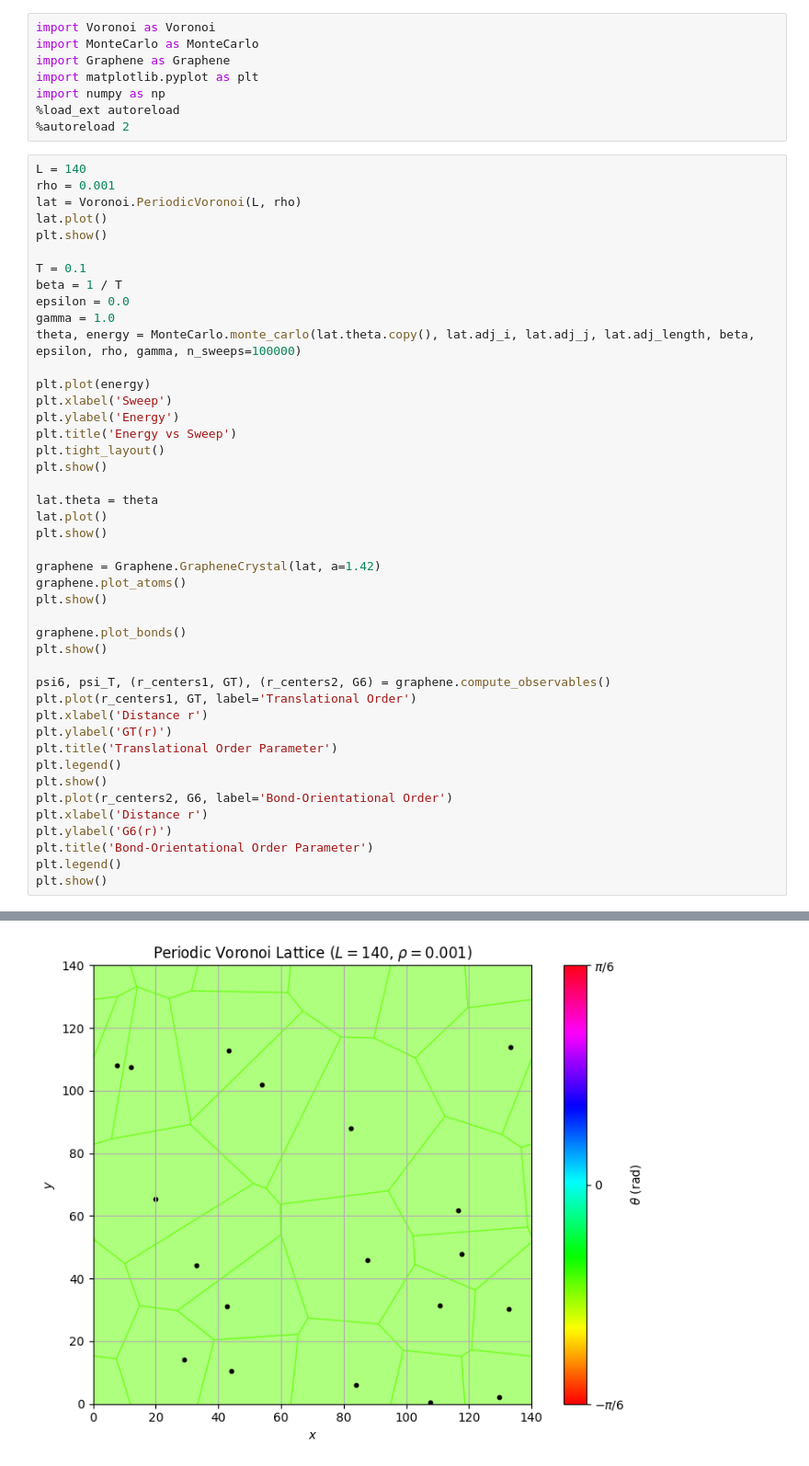
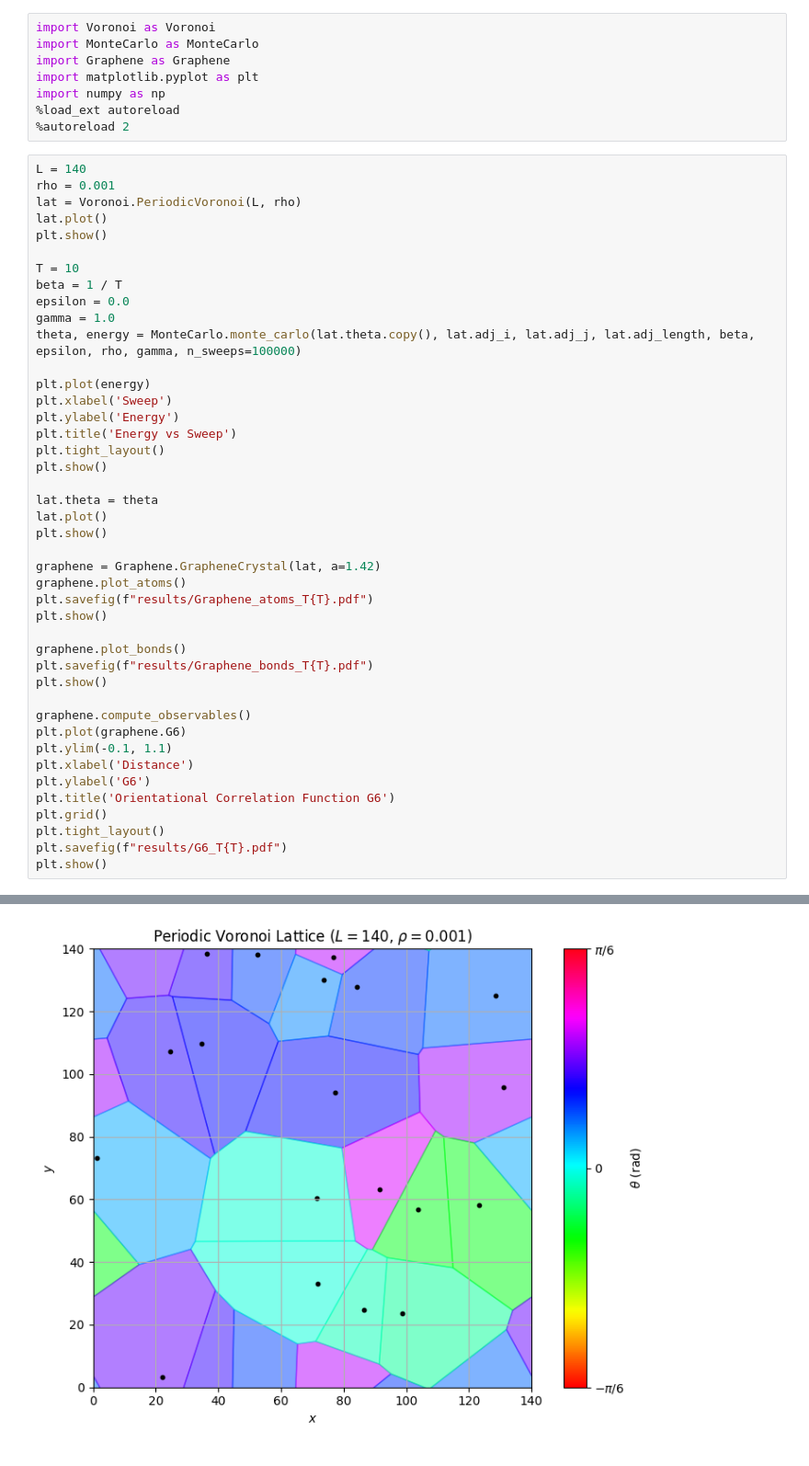
Before and after one commit to Ciciss1/TP, a Jupyter notebook: TP2/Simulation/test.ipynb, the cells around one changed output, grey strips where cells are left out. Shown at 92% size. Drawn from its saved outputs; the diff is of its cells as text.

Commit message:
Observables

```diff
--- a/TP2/Simulation/test.ipynb
+++ b/TP2/Simulation/test.ipynb
@@ -13,7 +13,7 @@ lat = Voronoi.PeriodicVoronoi(L, rho)
 lat.plot()
 plt.show()
 
-T = 0.1
+T = 10
 beta = 1 / T
 epsilon = 0.0
 gamma = 1.0
@@ -32,22 +32,21 @@ plt.show()
 
 graphene = Graphene.GrapheneCrystal(lat, a=1.42)
 graphene.plot_atoms()
+plt.savefig(f"results/Graphene_atoms_T{T}.pdf")
 plt.show()
 
 graphene.plot_bonds()
+plt.savefig(f"results/Graphene_bonds_T{T}.pdf")
 plt.show()
 
-psi6, psi_T, (r_centers1, GT), (r_centers2, G6) = graphene.compute_observables()
-plt.plot(r_centers1, GT, label='Translational Order')
-plt.xlabel('Distance r')
-plt.ylabel('GT(r)')
-plt.title('Translational Order Parameter')
-plt.legend()
+graphene.compute_observables()
+plt.plot(graphene.G6)
+plt.ylim(-0.1, 1.1)
+plt.xlabel('Distance')
+plt.ylabel('G6')
+plt.title('Orientational Correlation Function G6')
+plt.grid()
+plt.tight_layout()
+plt.savefig(f"results/G6_T{T}.pdf")
 plt.show()
-plt.plot(r_centers2, G6, label='Bond-Orientational Order')
-plt.xlabel('Distance r')
-plt.ylabel('G6(r)')
-plt.title('Bond-Orientational Order Parameter')
-plt.legend()
-plt.show()
 # %% [output]
@@ -56 +55 @@ plt.show()
-[figure, old version]
+[figure, new version]
```
Also changed, not shown: parts of 1 cell of this notebook, 1 other file.
